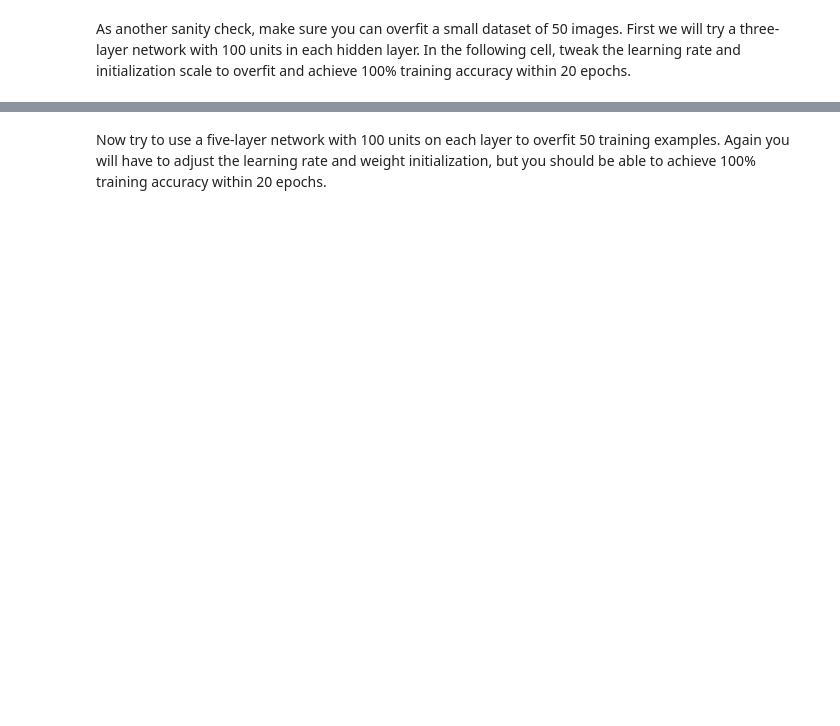
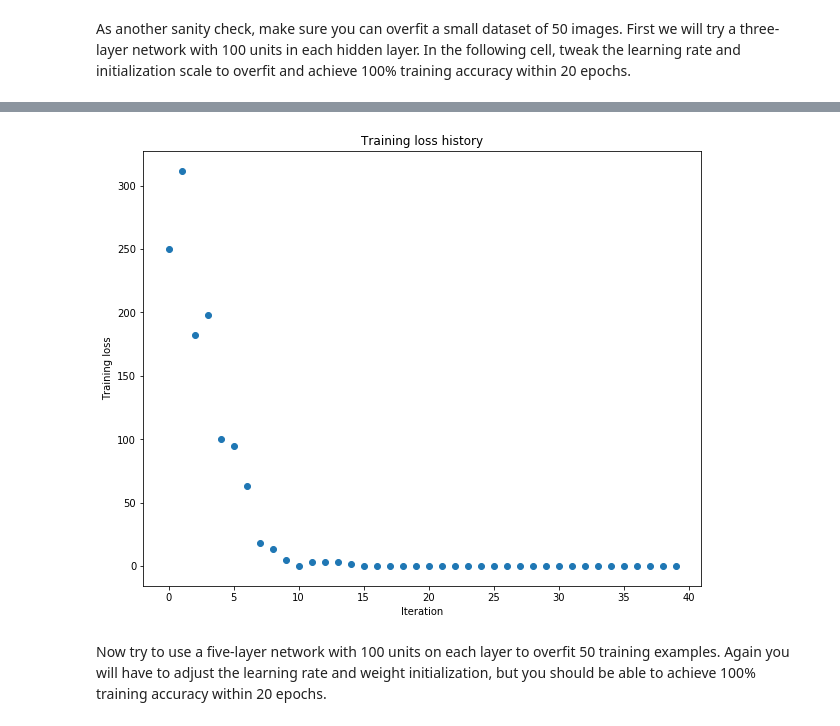
Before and after one commit to Sarahhorsewayho/cs231n, a Jupyter notebook: assignment2/FullyConnectedNets.ipynb, the cells around one changed output, grey strips where cells are left out. Cells and saved outputs as stored; diff of their text form; code cells hidden in the pictures; blank space fills up the shorter version.

```diff
--- a/assignment2/FullyConnectedNets.ipynb
+++ b/assignment2/FullyConnectedNets.ipynb
@@ -388,8 +447,8 @@ small_data = {
   'y_val': data['y_val'],
 }
 
-weight_scale = 1e-2
-learning_rate = 1e-4
+weight_scale = 1e-1
+learning_rate = 1e-3
 model = FullyConnectedNet([100, 100],
               weight_scale=weight_scale, dtype=np.float64)
 solver = Solver(model, small_data,
@@ -406,3 +465,4 @@ plt.title('Training loss history')
 plt.xlabel('Iteration')
 plt.ylabel('Training loss')
 plt.show()
+# %% [output]
@@ -409,3 +486,4 @@ plt.show()
+[figure, added]
 # %% [markdown]
 Now try to use a five-layer network with 100 units on each layer to overfit 50 training examples. Again you will have to adjust the learning rate and weight initialization, but you should be able to achieve 100% training accuracy within 20 epochs.
 # %%
```
Also changed, not shown: parts of 13 cells of this notebook, 2 other files.
